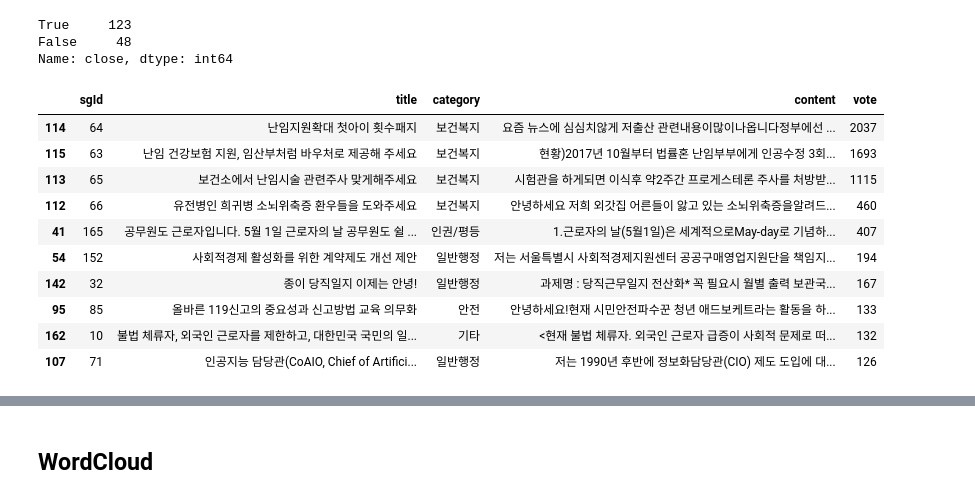
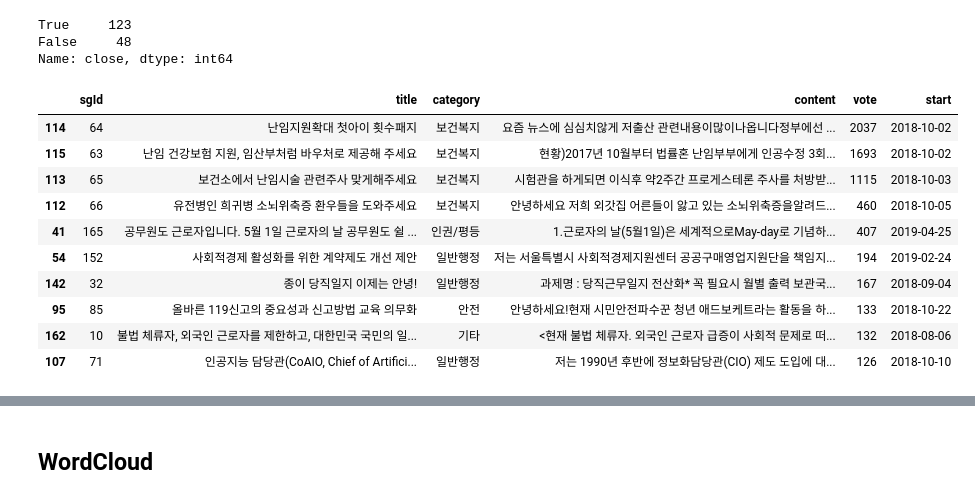
Before and after one commit to innogovKOR/innogov_suggestion, a Jupyter notebook: 02-EDA.ipynb, the cells around one changed output, grey strips where cells are left out. Drawn from its saved outputs; the diff is of its cells as text; code cells hidden in the pictures.

```diff
--- a/02-EDA.ipynb
+++ b/02-EDA.ipynb
@@ -307,21 +331,21 @@ True     123
 False     48
 Name: close, dtype: int64
 # %%
-preview_columns = ["sgId", "title", "category", "content", "vote"]
+preview_columns = ["sgId", "title", "category", "content", "vote", "start"]
 df_top_vote = df.sort_values(by='vote', ascending=False).head(10)
 df_top_vote[preview_columns]
 # %% [output]
-|  | sgId | title | category | content | vote |
-| 114 | 64 | 난임지원확대 첫아이 횟수패지 | 보건복지 | 요즘 뉴스에 심심치않게 저출산 관련내용이많이나옵니다정부에선 ... | 2037 |
-| 115 | 63 | 난임 건강보험 지원, 임산부처럼 바우처로 제공해 주세요 | 보건복지 | 현황)2017년 10월부터 법률혼 난임부부에게 인공수정 3회... | 1693 |
-| 113 | 65 | 보건소에서 난임시술 관련주사 맞게해주세요 | 보건복지 | 시험관을 하게되면 이식후 약2주간 프로게스테론 주사를 처방받... | 1115 |
-| 112 | 66 | 유전병인 희귀병 소뇌위축증 환우들을 도와주세요 | 보건복지 | 안녕하세요 저희 외갓집 어른들이 앓고 있는 소뇌위축증을알려드... | 460 |
-| 41 | 165 | 공무원도 근로자입니다. 5월 1일 근로자의 날 공무원도 쉴 ... | 인권/평등 | 1.근로자의 날(5월1일)은 세계적으로May-day로 기념하... | 407 |
-| 54 | 152 | 사회적경제 활성화를 위한 계약제도 개선 제안 | 일반행정 | 저는 서울특별시 사회적경제지원센터 공공구매영업지원단을 책임지... | 194 |
-| 142 | 32 | 종이 당직일지 이제는 안녕! | 일반행정 | 과제명 : 당직근무일지 전산화* 꼭 필요시 월별 출력 보관국... | 167 |
-| 95 | 85 | 올바른 119신고의 중요성과 신고방법 교육 의무화 | 안전 | 안녕하세요!현재 시민안전파수꾼 청년 애드보케트라는 활동을 하... | 133 |
-| 162 | 10 | 불법 체류자, 외국인 근로자를 제한하고, 대한민국 국민의 일... | 기타 | <현재 불법 체류자. 외국인 근로자 급증이 사회적 문제로 떠... | 132 |
-| 107 | 71 | 인공지능 담당관(CoAIO, Chief of Artifici... | 일반행정 | 저는 1990년 후반에 정보화담당관(CIO) 제도 도입에 대... | 126 |
+|  | sgId | title | category | content | vote | start |
+| 114 | 64 | 난임지원확대 첫아이 횟수패지 | 보건복지 | 요즘 뉴스에 심심치않게 저출산 관련내용이많이나옵니다정부에선 ... | 2037 | 2018-10-02 |
+| 115 | 63 | 난임 건강보험 지원, 임산부처럼 바우처로 제공해 주세요 | 보건복지 | 현황)2017년 10월부터 법률혼 난임부부에게 인공수정 3회... | 1693 | 2018-10-02 |
+| 113 | 65 | 보건소에서 난임시술 관련주사 맞게해주세요 | 보건복지 | 시험관을 하게되면 이식후 약2주간 프로게스테론 주사를 처방받... | 1115 | 2018-10-03 |
+| 112 | 66 | 유전병인 희귀병 소뇌위축증 환우들을 도와주세요 | 보건복지 | 안녕하세요 저희 외갓집 어른들이 앓고 있는 소뇌위축증을알려드... | 460 | 2018-10-05 |
+| 41 | 165 | 공무원도 근로자입니다. 5월 1일 근로자의 날 공무원도 쉴 ... | 인권/평등 | 1.근로자의 날(5월1일)은 세계적으로May-day로 기념하... | 407 | 2019-04-25 |
+| 54 | 152 | 사회적경제 활성화를 위한 계약제도 개선 제안 | 일반행정 | 저는 서울특별시 사회적경제지원센터 공공구매영업지원단을 책임지... | 194 | 2019-02-24 |
+| 142 | 32 | 종이 당직일지 이제는 안녕! | 일반행정 | 과제명 : 당직근무일지 전산화* 꼭 필요시 월별 출력 보관국... | 167 | 2018-09-04 |
+| 95 | 85 | 올바른 119신고의 중요성과 신고방법 교육 의무화 | 안전 | 안녕하세요!현재 시민안전파수꾼 청년 애드보케트라는 활동을 하... | 133 | 2018-10-22 |
+| 162 | 10 | 불법 체류자, 외국인 근로자를 제한하고, 대한민국 국민의 일... | 기타 | <현재 불법 체류자. 외국인 근로자 급증이 사회적 문제로 떠... | 132 | 2018-08-06 |
+| 107 | 71 | 인공지능 담당관(CoAIO, Chief of Artifici... | 일반행정 | 저는 1990년 후반에 정보화담당관(CIO) 제도 도입에 대... | 126 | 2018-10-10 |
 # %%
 df_vote_100 = df.loc[df['vote'] > 100, preview_columns]
 print('100개 이상 투표를 받은 제안 :', len(df_vote_100))
```
Also changed, not shown: parts of 16 cells of this notebook.
